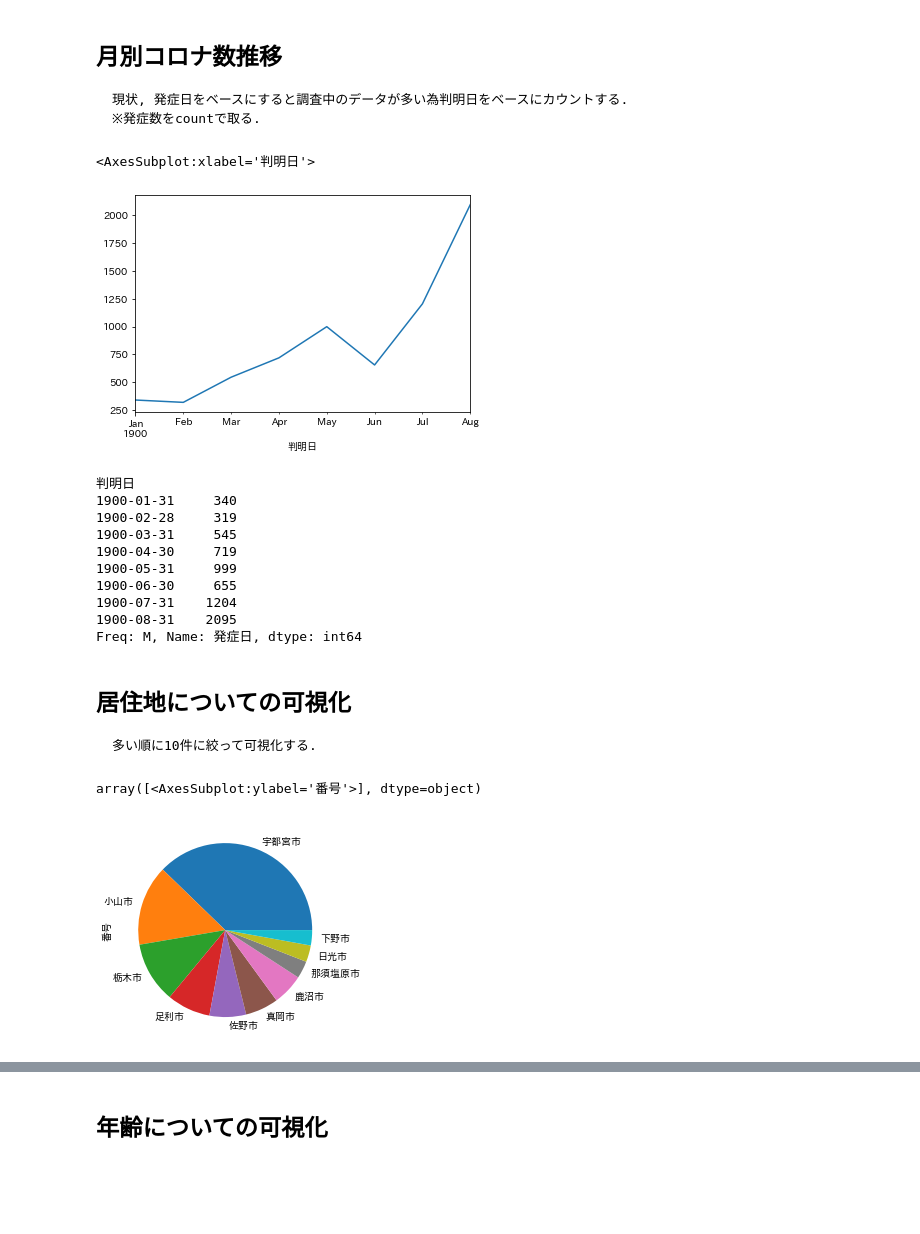
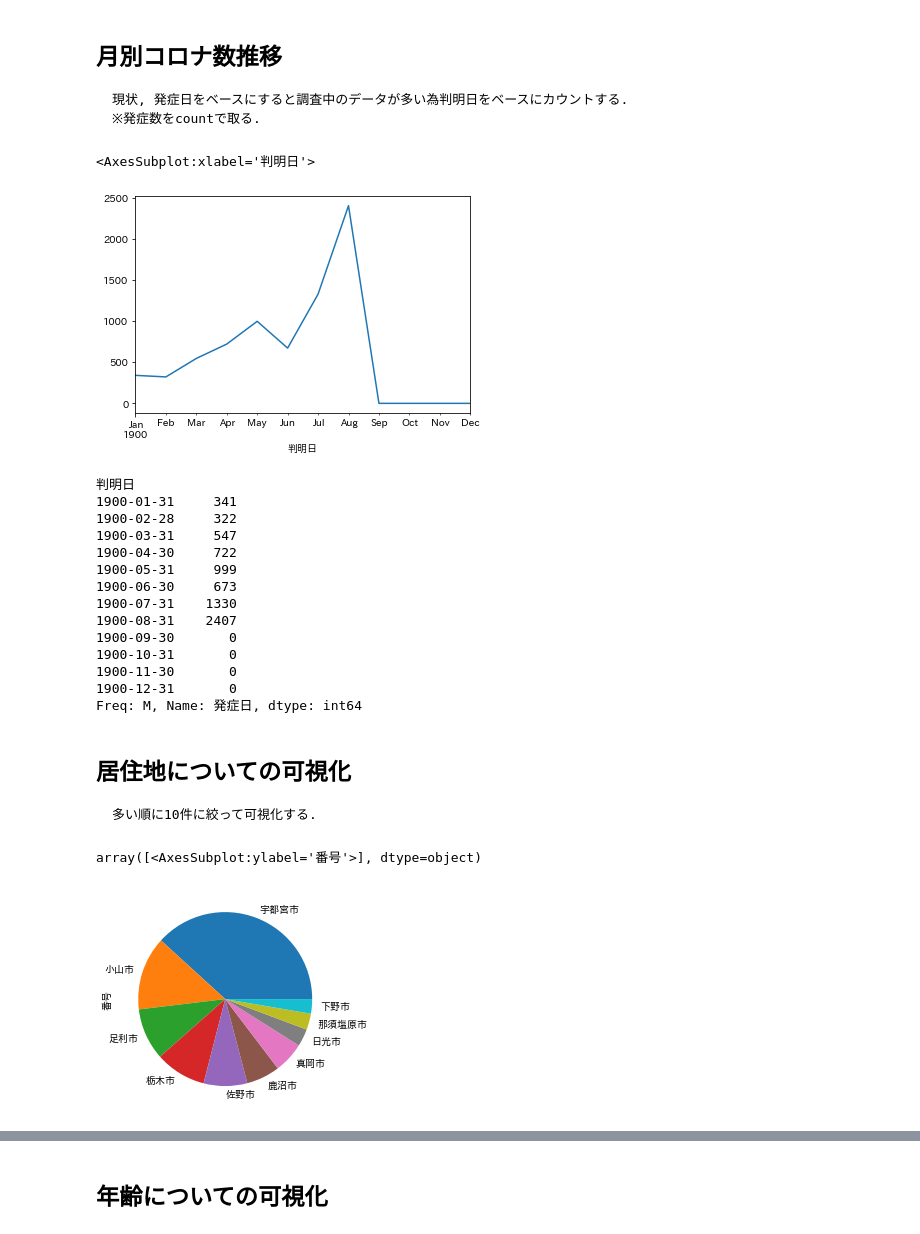
Before and after one commit to S-mishina/corona-bunseki, a Jupyter notebook: COVID.ipynb, the cells around one changed output, grey strips where cells are left out. Drawn from its saved outputs; the diff is of its cells as text; code cells hidden in the pictures; blank space fills up the shorter version.

```diff
--- a/COVID.ipynb
+++ b/COVID.ipynb
@@ -28,12 +14,14 @@ corona=corona.dropna(how='all')
 corona = corona.dropna(axis=0, subset=['番号'])
 corona[corona['番号'].isnull()]
 corona=corona[corona['番号']!=' ']
-corna=corona.reset_index()
+corona=corona.reset_index()
 corona['番号']=corona['番号'].astype(int)
 #1483より前は昨年
 #一旦調査中のデータを抜く
 corona['day']=''
 corona=corona[corona['判明日']!='調査中']
 corona=corona[corona['判明日']!='現在調査中']
+corna=corona.reset_index()
 corona['判明日']=pandas.to_datetime(corona['判明日'], format='%m月%d日')
 corona['day']=corona['判明日'].dt.strftime('%m-%d')
+corona=corona.reset_index()
@@ -41,0 +28,15 @@ ValueError: time data '現在調査中' does not match format '%m月%d日' (matc
+# %%
+'''
+当面の最終的な目標は, 2020年のデータと2021年のデータの区別ができるようにすることが目標
+'''
+corona['Year']=0
+fr=corona[corona['番号']<1483].index.values[0]
+la=corona[corona['番号']<1483].index.values[len(corona[corona['番号']<1483].index.values)-1]
+fr1=corona[corona['番号']==1516].index.values[0]
+la1=corona[corona['番号']==1498].index.values[0]
+corona['Year'][fr:la]=2020
+corona['Year'][fr1:la1]=2020
+for i in range(len(corona)):
+    if corona['Year'][i]==0:
+        corona['Year'][i]=2021
+corona
@@ -46,22 +73,28 @@ ValueError: time data '現在調査中' does not match format '%m月%d日' (matc
 ※発症数をcountで取る.
 </pre>
 # %%
+#2021年のデータを対象とする.
+corona=corona[corona['Year']==2021]
 corona.groupby(pandas.Grouper(key='判明日', freq='M')).count()['発症日'].plot()
 # %% [output]
 <AxesSubplot:xlabel='判明日'>
-[figure, old version]
+[figure, new version]
 # %%
 corona.groupby(pandas.Grouper(key='判明日', freq='M')).count()['発症日']
 # %% [output]
 判明日
-1900-01-31     340
-1900-02-28     319
-1900-03-31     545
-1900-04-30     719
+1900-01-31     341
+1900-02-28     322
+1900-03-31     547
+1900-04-30     722
 1900-05-31     999
-1900-06-30     655
-1900-07-31    1204
-1900-08-31    2095
+1900-06-30     673
+1900-07-31    1330
+1900-08-31    2407
+1900-09-30       0
+1900-10-31       0
+1900-11-30       0
+1900-12-31       0
 Freq: M, Name: 発症日, dtype: int64
 # %% [markdown]
 <h2>居住地についての可視化</h2>
@@ -73,7 +106,7 @@ corona_place=corona.groupby('居住地').count().sort_values('番号',ascending=
 corona_place.plot.pie(subplots=True)
 # %% [output]
 array([<AxesSubplot:ylabel='番号'>], dtype=object)
-[figure, old version]
+[figure, new version]
 # %%
 corona_place
 # %% [output]
```
Also changed, not shown: parts of 16 cells of this notebook.
